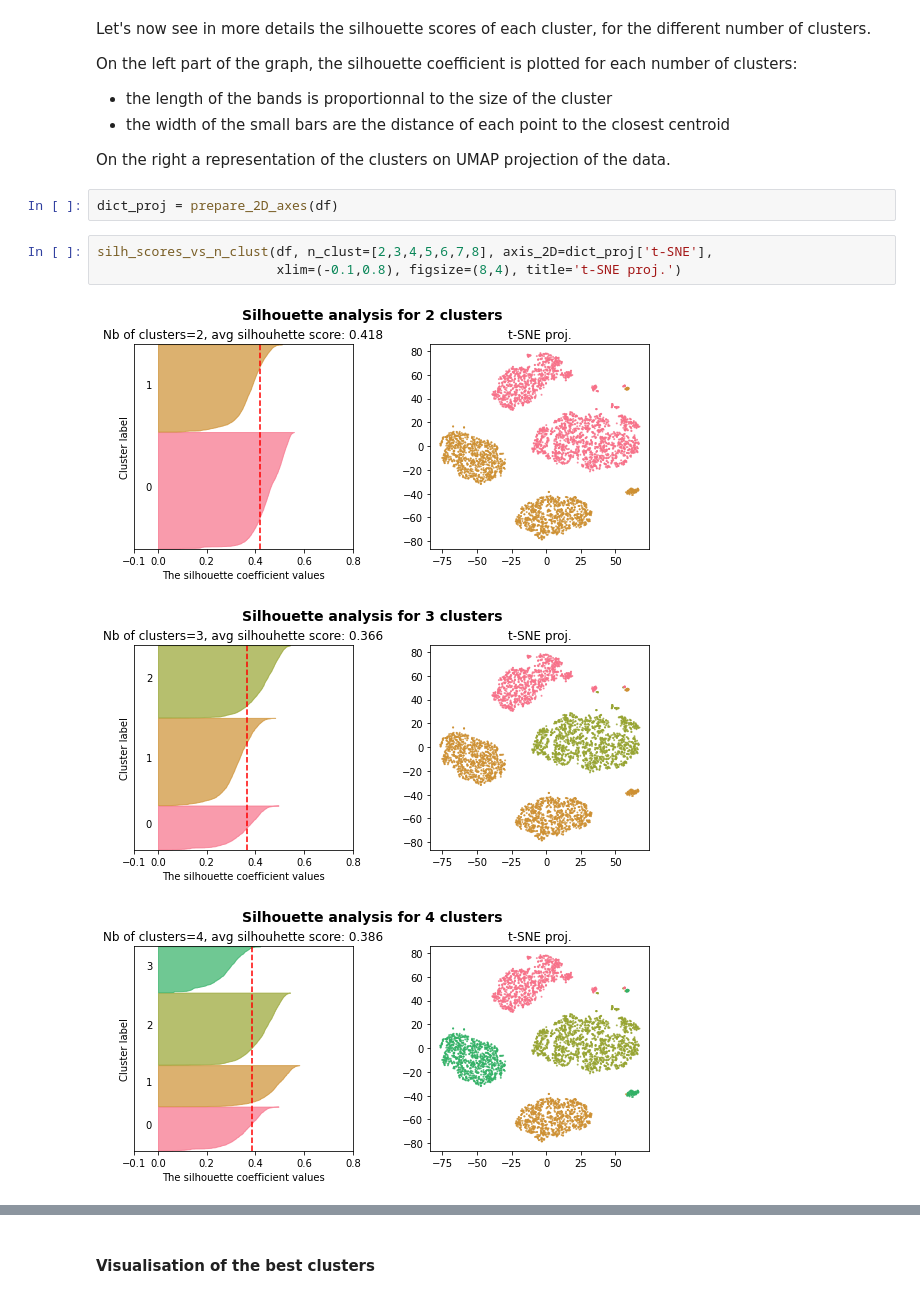
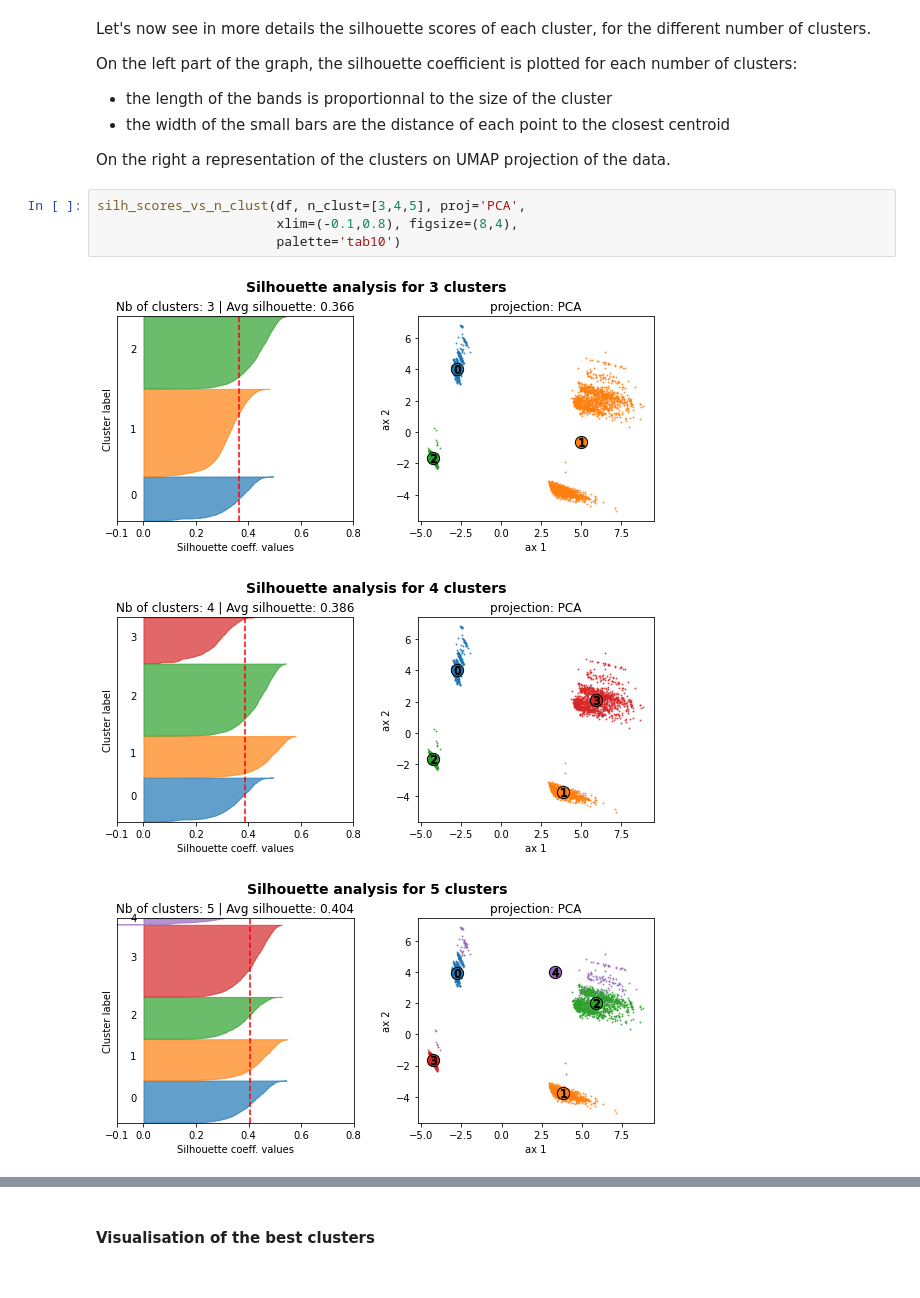
Before and after one commit to SmellyArmure/OC_DS_Project5, a Jupyter notebook: NOTEBOOKS/P5_Clustering.ipynb, the cells around one changed output, grey strips where cells are left out. Saved outputs shown, nothing was run; the diff lists cells and outputs as text.

```diff
--- a/NOTEBOOKS/P5_Clustering.ipynb
+++ b/NOTEBOOKS/P5_Clustering.ipynb
@@ -904,12 +815,11 @@ On the left part of the graph, the silhouette coefficient is plotted for each nu
 - the width of the small bars are the distance of each point to the closest centroid
 
 On the right a representation of the clusters on UMAP projection of the data.
-# %%
-dict_proj = prepare_2D_axes(df)
 # %%
-silh_scores_vs_n_clust(df, n_clust=[2,3,4,5,6,7,8], axis_2D=dict_proj['t-SNE'],
-                       xlim=(-0.1,0.8), figsize=(8,4), title='t-SNE proj.')
+silh_scores_vs_n_clust(df, n_clust=[3,4,5], proj='PCA',
+                       xlim=(-0.1,0.8), figsize=(8,4),
+                       palette='tab10')
 # %% [output]
-[figure, old version]
+[figure, new version]
-[figure, old version]
+[figure, new version]
-[figure, old version]
+[figure, new version]
```
Also changed, not shown: parts of 36 cells of this notebook, 1 other file.
